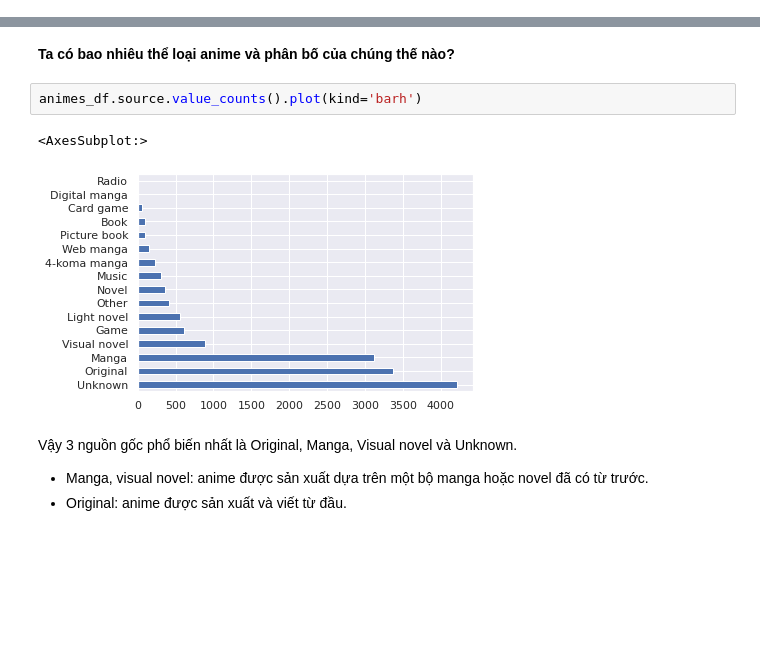
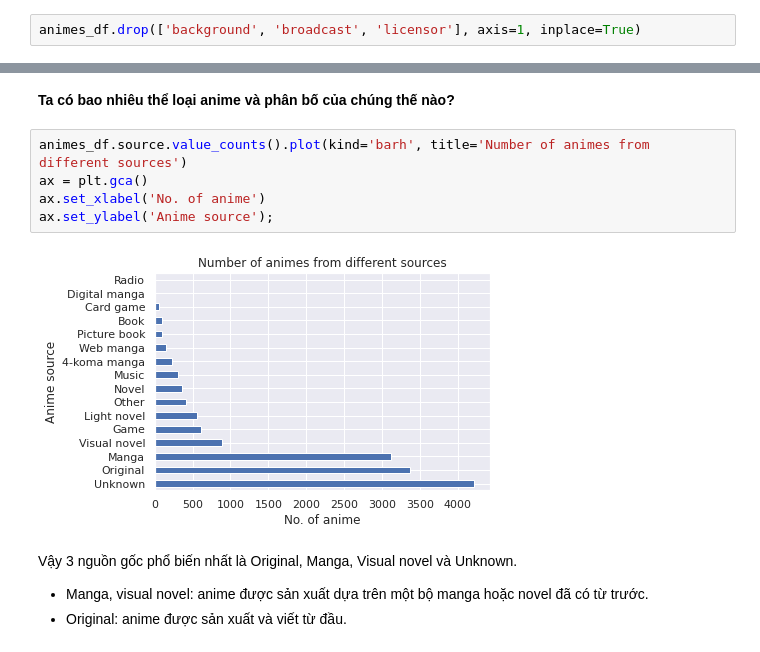
Before and after one commit to hungngocphat01/HCMUS-IntroDataSc-FinalProj, a Jupyter notebook: FINAL.ipynb, the cells around one changed output, grey strips where cells are left out. Cells and saved outputs as stored; diff of their text form; blank space fills up the shorter version.

Commit message:
Add plot descriptions, add references

```diff
--- a/FINAL.ipynb
+++ b/FINAL.ipynb
@@ -562,3 +562,5 @@ Các cột `background`, `premiered`, `broadcast`, `licensor`, `studio` có tỉ
+# %%
+animes_df.drop(['background', 'broadcast', 'licensor'], axis=1, inplace=True)
 # %% [markdown]
 ---
 # %% [markdown]
@@ -654,10 +662,12 @@ Ta sẽ tiến hành tiền xử lý như sau:
 # %% [markdown]
 **Ta có bao nhiêu thể loại anime và phân bố của chúng thế nào?**
 # %%
-animes_df.source.value_counts().plot(kind='barh')
+animes_df.source.value_counts().plot(kind='barh', title='Number of animes from different sources')
+ax = plt.gca()
+ax.set_xlabel('No. of anime')
+ax.set_ylabel('Anime source');
 # %% [output]
-<AxesSubplot:>
-[figure, old version]
+[figure, new version]
 # %% [markdown]
 Vậy 3 nguồn gốc phổ biến nhất là Original, Manga, Visual novel và Unknown.
 - Manga, visual novel: anime được sản xuất dựa trên một bộ manga hoặc novel đã có từ trước.
```
Also changed, not shown: parts of 14 cells of this notebook.
